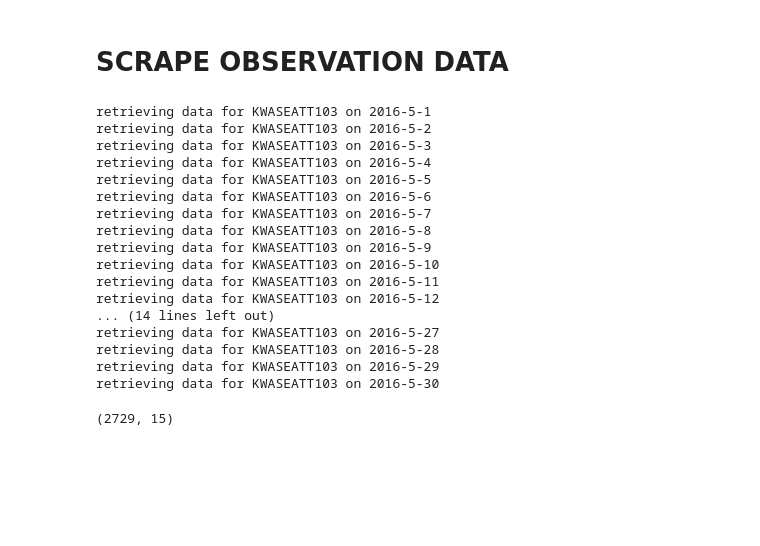
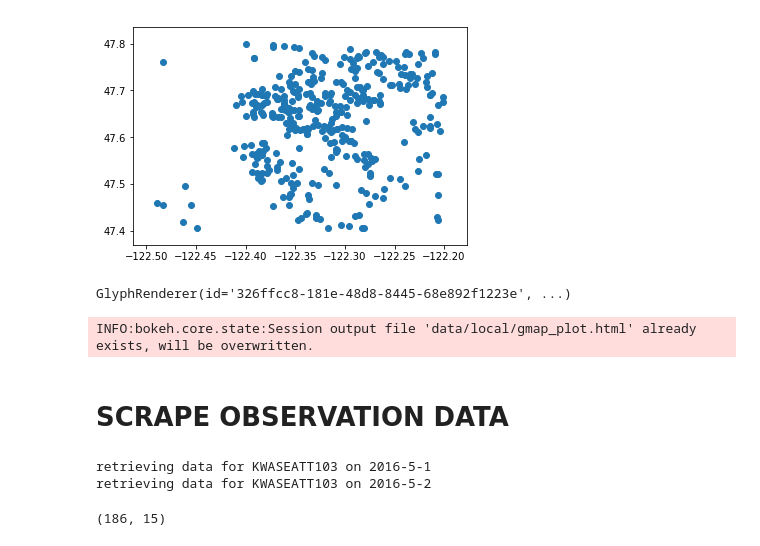
Before and after one commit to rexthompson/axwx, a Jupyter notebook: AxWx/random_testing.ipynb, the cells around one changed output. Cells and saved outputs as stored; diff of their text form; code cells hidden in the pictures; blank space fills up the shorter version.

```diff
--- a/AxWx/random_testing.ipynb
+++ b/AxWx/random_testing.ipynb
@@ -5,3 +50,43 @@ import matplotlib.pyplot as plt
+# %%
+plt.scatter(df.Longitude, df.Latitude);
+# %% [output]
+[figure, added]
+# %%
+from bokeh.io import output_file, show
+from bokeh.models import (
+  GMapPlot, GMapOptions, ColumnDataSource, Circle, DataRange1d, PanTool, WheelZoomTool, BoxSelectTool
+)
+
+map_options = GMapOptions(lat=47.6, lng=-122.35, map_type="roadmap", zoom=11)
+
+plot = GMapPlot(
+    x_range=DataRange1d(), y_range=DataRange1d(), map_options=map_options
+)
+plot.title.text = "Austin"
+
+# For GMaps to function, Google requires you obtain and enable an API key:
+#
+#     https://developers.google.com/maps/documentation/javascript/get-api-key
+#
+# Replace the value below with your personal API key:
+plot.api_key = "AIzaSyDYri9kA5L5jKhyiNsl5YI2wIilZBmW92c"
+
+source = ColumnDataSource(
+    data=dict(
+        lat=df.Latitude,
+        lon=df.Longitude,
+    )
+)
+
+circle = Circle(x="lon", y="lat", size=15, fill_color="blue", fill_alpha=0.8, line_color=None)
+plot.add_glyph(source, circle)
+
+plot.add_tools(PanTool(), WheelZoomTool(), BoxSelectTool())
+output_file("data/local/gmap_plot.html")
+show(plot)
+# %% [output]
+GlyphRenderer(id='326ffcc8-181e-48d8-8445-68e892f1223e', ...)
+INFO:bokeh.core.state:Session output file 'data/local/gmap_plot.html' already exists, will be overwritten.
 # %% [markdown]
 # SCRAPE OBSERVATION DATA
 # %%
@@ -104,24 +212,8 @@ def scrape_data_multi_day(station_id, start_date, end_date,
 # %%
-combined_df = scrape_data_multi_day("KWASEATT103",20160501,20160530, delay=1)
+combined_df = scrape_data_multi_day("KWASEATT103",20160501,20160502, delay=1)
+combined_df.shape
+# KWASEATT103 = pickle.load(open("KWASEATT103.p", "rb"))
 # %% [output]
 retrieving data for KWASEATT103 on 2016-5-1
 retrieving data for KWASEATT103 on 2016-5-2
-retrieving data for KWASEATT103 on 2016-5-3
-retrieving data for KWASEATT103 on 2016-5-4
-retrieving data for KWASEATT103 on 2016-5-5
-retrieving data for KWASEATT103 on 2016-5-6
-retrieving data for KWASEATT103 on 2016-5-7
-retrieving data for KWASEATT103 on 2016-5-8
-retrieving data for KWASEATT103 on 2016-5-9
-retrieving data for KWASEATT103 on 2016-5-10
-retrieving data for KWASEATT103 on 2016-5-11
-retrieving data for KWASEATT103 on 2016-5-12
-... (14 lines left out)
-retrieving data for KWASEATT103 on 2016-5-27
-retrieving data for KWASEATT103 on 2016-5-28
-retrieving data for KWASEATT103 on 2016-5-29
-retrieving data for KWASEATT103 on 2016-5-30
+(186, 15)
-# %%
-combined_df.shape
-# %% [output]
-(2729, 15)
```
Also changed, not shown: parts of 42 cells of this notebook, 4 other files.
